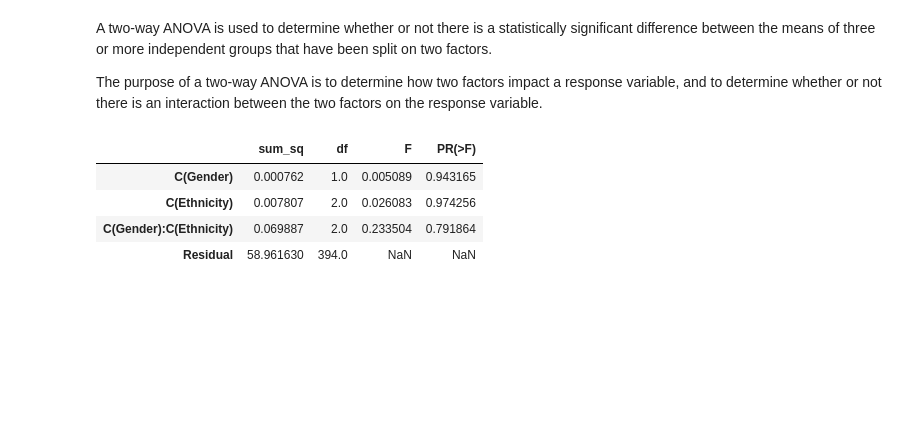
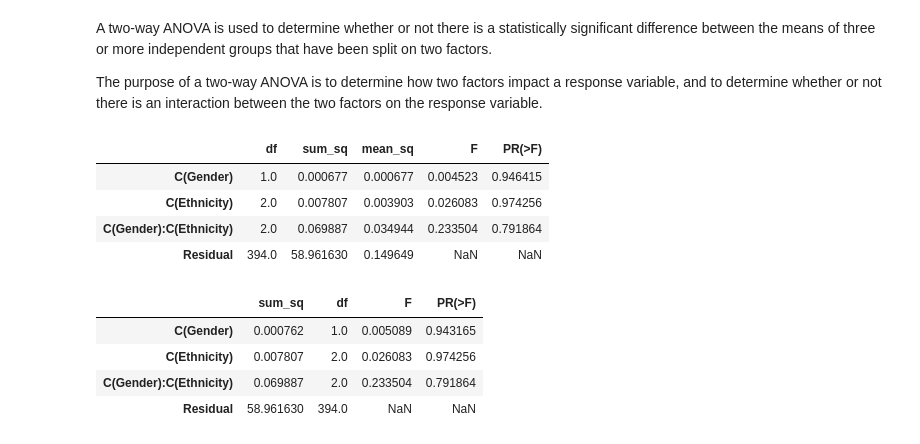
Before and after one commit to philsaurabh/Tutorials, a Jupyter notebook: Testing_tutorial.ipynb, the cells around one changed output. Cells and saved outputs as stored; diff of their text form; code cells hidden in the pictures; blank space fills up the shorter version.

```diff
--- a/Testing_tutorial.ipynb
+++ b/Testing_tutorial.ipynb
@@ -155,4 +155,13 @@ data.head()
 A two-way ANOVA is used to determine whether or not there is a statistically significant difference between the means of three or more independent groups that have been split on two factors.
 
 The purpose of a two-way ANOVA is to determine how two factors impact a response variable, and to determine whether or not there is an interaction between the two factors on the response variable.
+# %%
+model = ols('Defaultee ~ C(Gender) + C(Ethnicity) + C(Gender):C(Ethnicity)', data=data).fit()
+sm.stats.anova_lm(model, typ=1)
+# %% [output]
+|  | df | sum_sq | mean_sq | F | PR(>F) |
+| C(Gender) | 1.0 | 0.000677 | 0.000677 | 0.004523 | 0.946415 |
+| C(Ethnicity) | 2.0 | 0.007807 | 0.003903 | 0.026083 | 0.974256 |
+| C(Gender):C(Ethnicity) | 2.0 | 0.069887 | 0.034944 | 0.233504 | 0.791864 |
+| Residual | 394.0 | 58.961630 | 0.149649 | NaN | NaN |
 # %%
```
Also changed, not shown: parts of 2 cells of this notebook.
